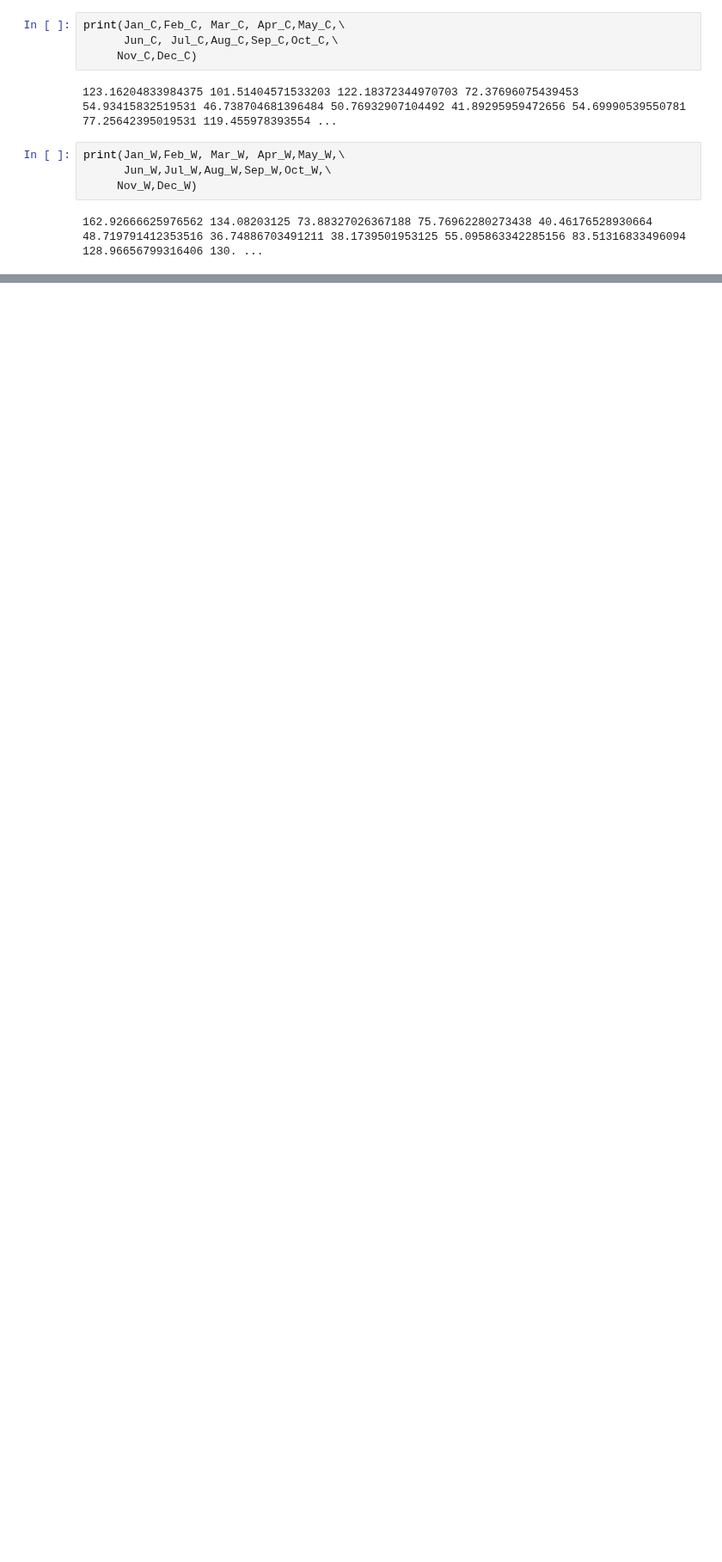
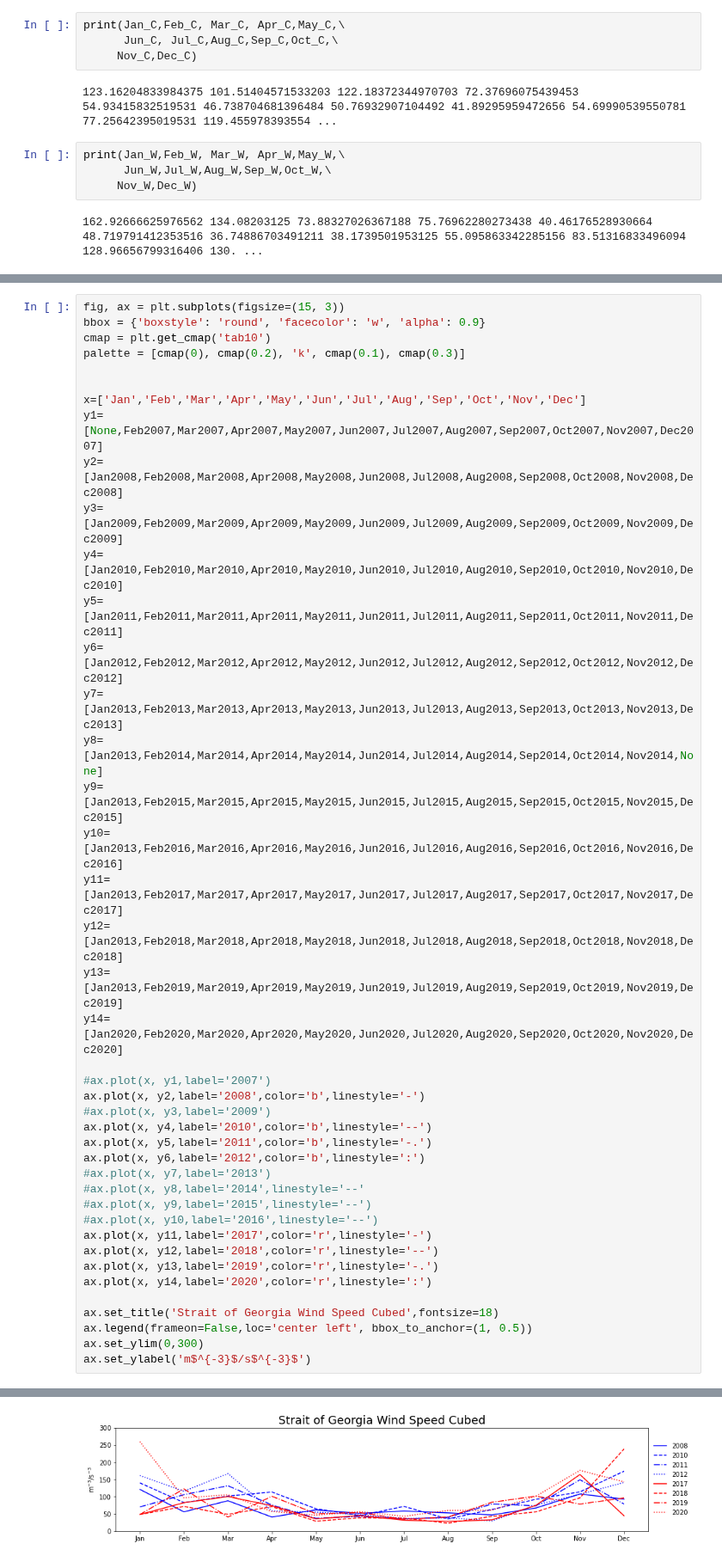
Before and after one commit to SalishSeaCast/analysis-karyn, a Jupyter notebook: notebooks/NPGO/Winds2007-2020.ipynb, the cells around one changed output, grey strips where cells are left out. Shown at 86% size. Saved outputs shown, nothing was run; the diff lists cells and outputs as text; blank space fills up the shorter version.

Commit message:
Updated wind notebook

```diff
--- a/notebooks/NPGO/Winds2007-2020.ipynb
+++ b/notebooks/NPGO/Winds2007-2020.ipynb
@@ -3820,3 +3820,46 @@ ax.set_ylabel('m$^{-3}$/s$^{-3}$')
 # %% [output]
 Text(0, 0.5, 'm$^{-3}$/s$^{-3}$')
 [figure]
+# %%
+fig, ax = plt.subplots(figsize=(15, 3))
+bbox = {'boxstyle': 'round', 'facecolor': 'w', 'alpha': 0.9}
+cmap = plt.get_cmap('tab10')
+palette = [cmap(0), cmap(0.2), 'k', cmap(0.1), cmap(0.3)]
+
+
+x=['Jan','Feb','Mar','Apr','May','Jun','Jul','Aug','Sep','Oct','Nov','Dec']
+y1=[None,Feb2007,Mar2007,Apr2007,May2007,Jun2007,Jul2007,Aug2007,Sep2007,Oct2007,Nov2007,Dec2007]
+y2=[Jan2008,Feb2008,Mar2008,Apr2008,May2008,Jun2008,Jul2008,Aug2008,Sep2008,Oct2008,Nov2008,Dec2008]
+y3=[Jan2009,Feb2009,Mar2009,Apr2009,May2009,Jun2009,Jul2009,Aug2009,Sep2009,Oct2009,Nov2009,Dec2009]
+y4=[Jan2010,Feb2010,Mar2010,Apr2010,May2010,Jun2010,Jul2010,Aug2010,Sep2010,Oct2010,Nov2010,Dec2010]
+y5=[Jan2011,Feb2011,Mar2011,Apr2011,May2011,Jun2011,Jul2011,Aug2011,Sep2011,Oct2011,Nov2011,Dec2011]
+y6=[Jan2012,Feb2012,Mar2012,Apr2012,May2012,Jun2012,Jul2012,Aug2012,Sep2012,Oct2012,Nov2012,Dec2012]
+y7=[Jan2013,Feb2013,Mar2013,Apr2013,May2013,Jun2013,Jul2013,Aug2013,Sep2013,Oct2013,Nov2013,Dec2013]
+y8=[Jan2013,Feb2014,Mar2014,Apr2014,May2014,Jun2014,Jul2014,Aug2014,Sep2014,Oct2014,Nov2014,None]
+y9=[Jan2013,Feb2015,Mar2015,Apr2015,May2015,Jun2015,Jul2015,Aug2015,Sep2015,Oct2015,Nov2015,Dec2015]
+y10=[Jan2013,Feb2016,Mar2016,Apr2016,May2016,Jun2016,Jul2016,Aug2016,Sep2016,Oct2016,Nov2016,Dec2016]
+y11=[Jan2013,Feb2017,Mar2017,Apr2017,May2017,Jun2017,Jul2017,Aug2017,Sep2017,Oct2017,Nov2017,Dec2017]
+y12=[Jan2013,Feb2018,Mar2018,Apr2018,May2018,Jun2018,Jul2018,Aug2018,Sep2018,Oct2018,Nov2018,Dec2018]
+y13=[Jan2013,Feb2019,Mar2019,Apr2019,May2019,Jun2019,Jul2019,Aug2019,Sep2019,Oct2019,Nov2019,Dec2019]
+y14=[Jan2020,Feb2020,Mar2020,Apr2020,May2020,Jun2020,Jul2020,Aug2020,Sep2020,Oct2020,Nov2020,Dec2020]
+
+#ax.plot(x, y1,label='2007')
+ax.plot(x, y2,label='2008',color='b',linestyle='-')
+#ax.plot(x, y3,label='2009')
+ax.plot(x, y4,label='2010',color='b',linestyle='--')
+ax.plot(x, y5,label='2011',color='b',linestyle='-.')
+ax.plot(x, y6,label='2012',color='b',linestyle=':')
+#ax.plot(x, y7,label='2013')
+#ax.plot(x, y8,label='2014',linestyle='--'
+#ax.plot(x, y9,label='2015',linestyle='--')
+#ax.plot(x, y10,label='2016',linestyle='--')
+ax.plot(x, y11,label='2017',color='r',linestyle='-')
+ax.plot(x, y12,label='2018',color='r',linestyle='--')
+ax.plot(x, y13,label='2019',color='r',linestyle='-.')
+ax.plot(x, y14,label='2020',color='r',linestyle=':')
+
+ax.set_title('Strait of Georgia Wind Speed Cubed',fontsize=18)
+ax.legend(frameon=False,loc='center left', bbox_to_anchor=(1, 0.5))
+ax.set_ylim(0,300)
+ax.set_ylabel('m$^{-3}$/s$^{-3}$')
+# %% [output]
@@ -3822,0 +3867 @@ Text(0, 0.5, 'm$^{-3}$/s$^{-3}$')
+[figure, added]
```
Also changed, not shown: parts of 2 cells of this notebook.
